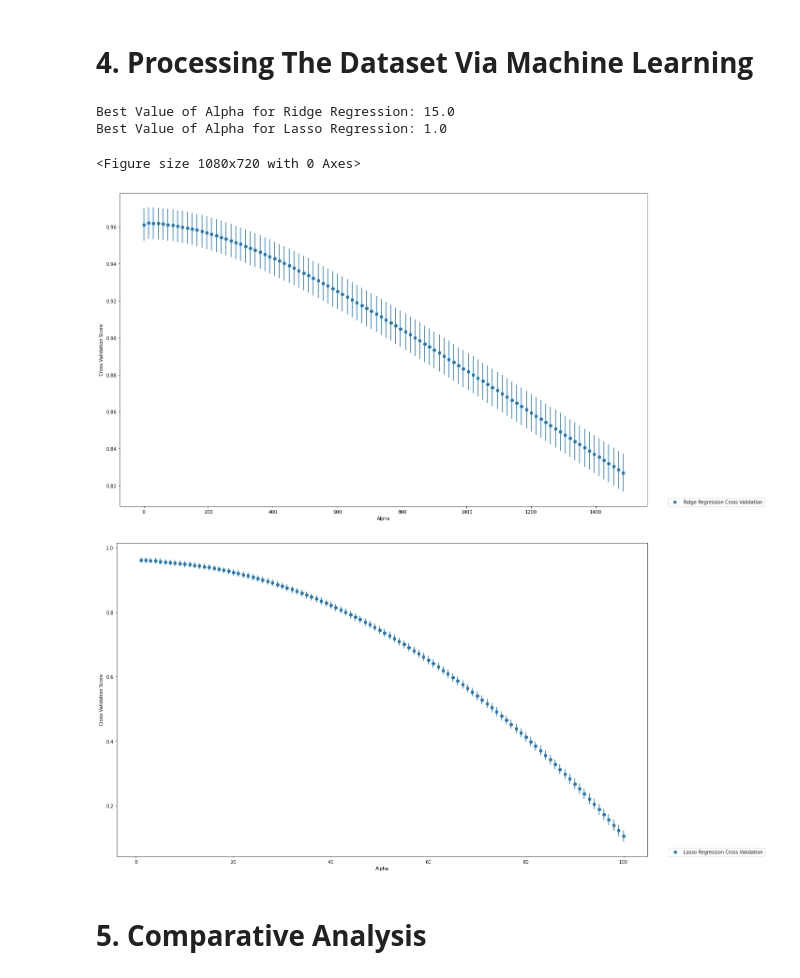
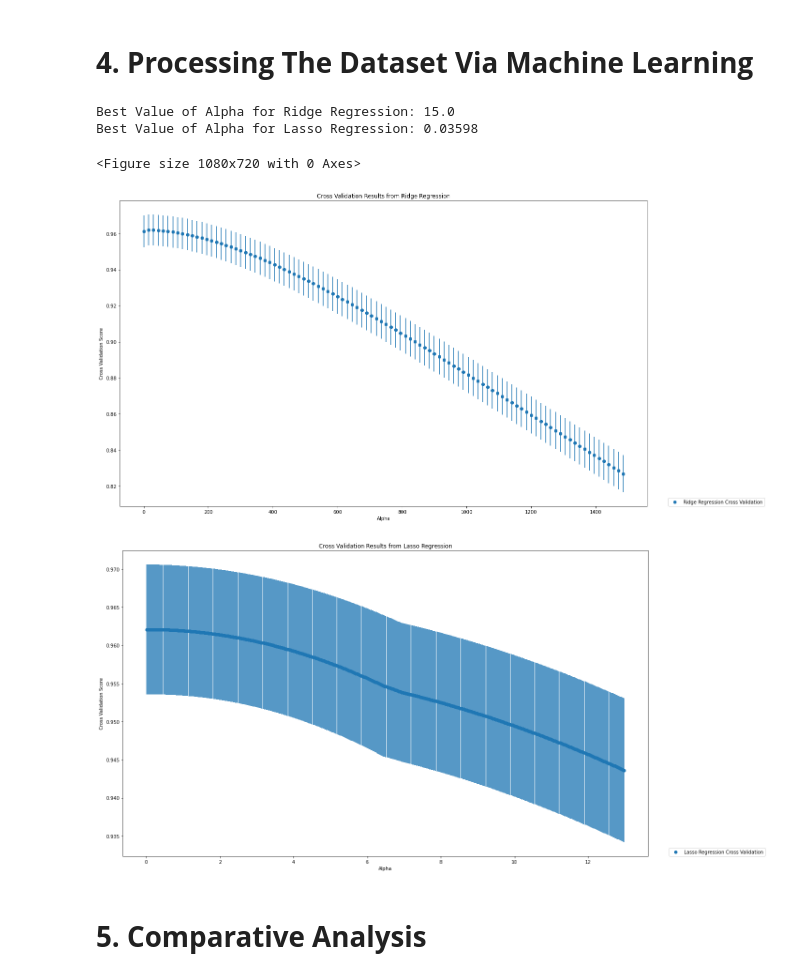
Before and after one commit to Ravi-Raghavan/ECE_443_Term_Project, a Jupyter notebook: NetflixStockPrices/NetflixStockPrices.ipynb, the cells around one changed output. Saved outputs shown, nothing was run; the diff lists cells and outputs as text; code cells hidden in the pictures.

```diff
--- a/NetflixStockPrices.ipynb
+++ b/NetflixStockPrices/NetflixStockPrices.ipynb
@@ -224,18 +218,18 @@ In order to determine whether PCA was needed on my data matrix, I calculated the
 # %% [markdown]
 # **4. Processing The Dataset Via Machine Learning**
 # %%
-plt.figure(figsize=(15, 10))
+plt.figure(figsize=(15, 10)) #create plotting figure
 
-alphas = np.linspace(0, 1500, 100, endpoint = False)
+alphas = np.linspace(0, 1500, 100, endpoint = False) #create alphas for Ridge Regression cross validation testing
 
-cross_validation_scores_model1 = [cross_val_score(Ridge(alpha), X_train, Y_train) for alpha in alphas]
-mean_scores_model1 = [scores.mean() for scores in cross_validation_scores_model1]
-std_scores_model1 = [scores.std() for scores in cross_validation_scores_model1]
-best_alpha_model1 = alphas[np.argmax(mean_scores_model1)]
+cross_validation_scores_model1 = [cross_val_score(Ridge(alpha), X_train, Y_train) for alpha in alphas] #compute cross validation scores for each alpha for Ridge Regression
+mean_scores_model1 = [scores.mean() for scores in cross_validation_scores_model1] #take the mean of cross validation scores per alpha for Ridge Regression
+std_scores_model1 = [scores.std() for scores in cross_validation_scores_model1] #take the standard deviation of cross validation scores per alpha for Ridge Regression
+best_alpha_model1 = alphas[np.argmax(mean_scores_model1)] #determine which alphs gives us best cross validation score
 
-print(f"Best Value of Alpha for Ridge Regression: {best_alpha_model1}")
+print(f"Best Value of Alpha for Ridge Regression: {best_alpha_model1}") #print statement
 
-alphas = np.linspace(1, 101, 100, endpoint = False)
+alphas = np.linspace(0.01, 13, 500, endpoint = False) #create alphas for Ridge Regression cross validation testing
 cross_validation_scores_model2 = [cross_val_score(Lasso(alpha), X_train, Y_train) for alpha in alphas]
 mean_scores_model2 = [scores.mean() for scores in cross_validation_scores_model2]
 std_scores_model2 = [scores.std() for scores in cross_validation_scores_model2]
@@ -244,10 +238,11 @@ best_alpha_model2 = alphas[np.argmax(mean_scores_model2)]
 print(f"Best Value of Alpha for Lasso Regression: {best_alpha_model2}")
 # %% [output]
 Best Value of Alpha for Ridge Regression: 15.0
-Best Value of Alpha for Lasso Regression: 1.0
+Best Value of Alpha for Lasso Regression: 0.03598
 <Figure size 1080x720 with 0 Axes>
 # %%
 alphas = np.linspace(0, 1500, 100, endpoint = False)
+plt.title("Cross Validation Results from Ridge Regression")
 plt.scatter(alphas, mean_scores_model1, label= "Ridge Regression Cross Validation")
 plt.errorbar(alphas, mean_scores_model1, std_scores_model1, fmt = "o")
 plt.legend(loc = (1.04, 0))
@@ -257,19 +252,20 @@ plt.tight_layout()
 plt.show()
 model1 = Ridge(best_alpha_model1).fit(X_train, Y_train) #fit a Linear Regression(i.e. Ridge Regression) model to the data
 # %% [output]
-[figure, old version]
+[figure, new version]
 # %%
-alphas = np.linspace(1, 101, 100, endpoint = False)
+alphas = np.linspace(0.01, 13, 500, endpoint = False)
+plt.title("Cross Validation Results from Lasso Regression")
 plt.scatter(alphas, mean_scores_model2, label= "Lasso Regression Cross Validation")
 plt.errorbar(alphas, mean_scores_model2, std_scores_model2, fmt = "o")
 plt.legend(loc = (1.04, 0))
 plt.xlabel('Alpha')
 plt.ylabel('Cross Validation Score')
 plt.tight_layout()
 plt.show()
 model2 = Lasso(best_alpha_model2).fit(X_train, Y_train) #fit a Linear Regression(i.e. Lasso Regression) model to the data
 # %% [output]
-[figure, old version]
+[figure, new version]
 # %% [markdown]
 # **5. Comparative Analysis**
 # %%
```
Also changed, not shown: parts of 2 cells of this notebook, 3 other files.
